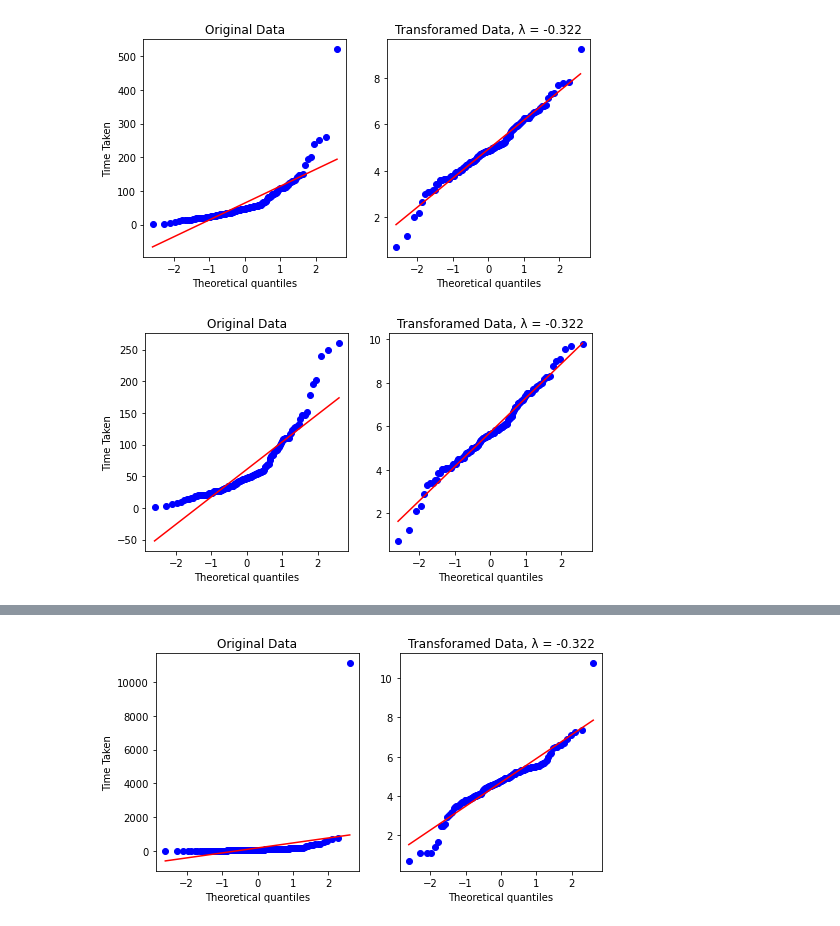
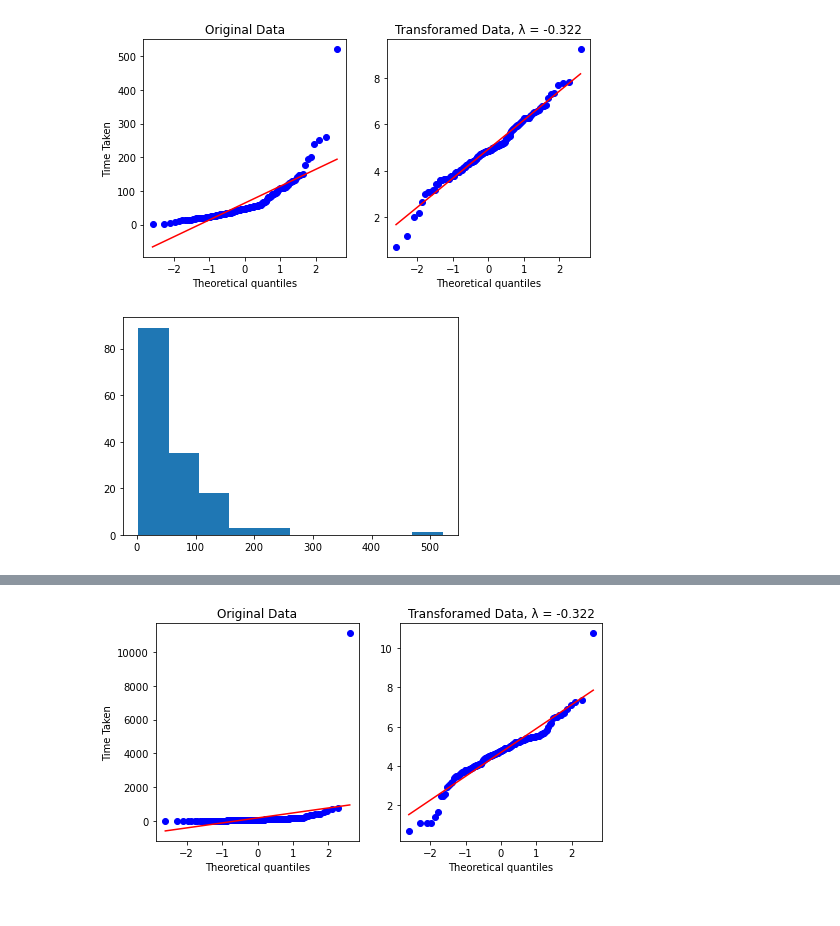
Before and after one commit to velitchko/graph-vis-evaluation-ext, a Jupyter notebook: python/Data Groups.ipynb, the cells around one changed output, grey strips where cells are left out. Cells and saved outputs as stored; diff of their text form; code cells hidden in the pictures.

Commit message:
checking data groups for normality (shapiro wilk test + visualizations)

```diff
--- a/python/Data Groups.ipynb
+++ b/python/Data Groups.ipynb
@@ -676,11 +689,7 @@ grp_A_T1_NL_time_trans = box_cox(grp_A_T1_NL_time)
 test_distribution(grp_A_T1_NL_time, grp_A_T1_NL_time_trans)
 # %% [output]
 [figure]
-# %%
-grp_A_T1_NL_rem = remove_outliers(group_A_T1_NL, 'time', 5, 95)
-
-grp_A_T1_NL_rem_time = grp_A_T1_NL_rem['time']
-grp_A_T1_NL_rem_time_trans = box_cox(grp_A_T1_NL_rem_time)
-test_distribution(grp_A_T1_NL_rem_time, grp_A_T1_NL_rem_time_trans)
-# %% [output]
-[figure, removed]
+# %%
+plot_hist(grp_A_T1_NL_time)
+# %% [output]
+[figure, added]
```
Also changed, not shown: parts of 80 cells of this notebook.
